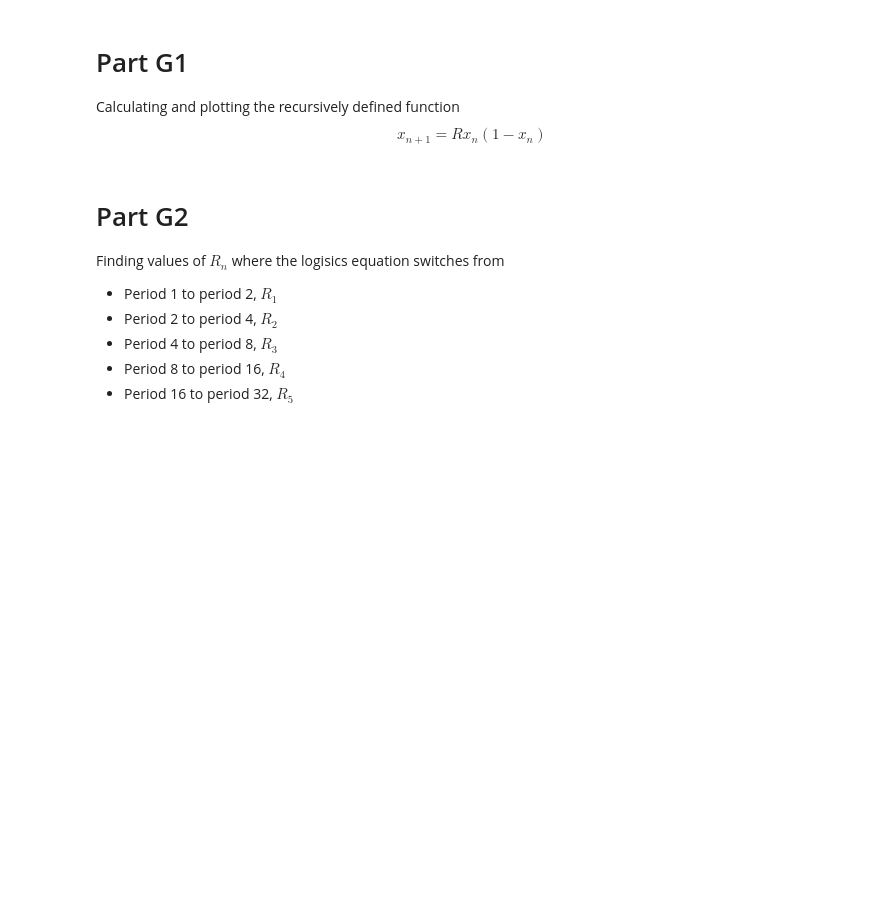
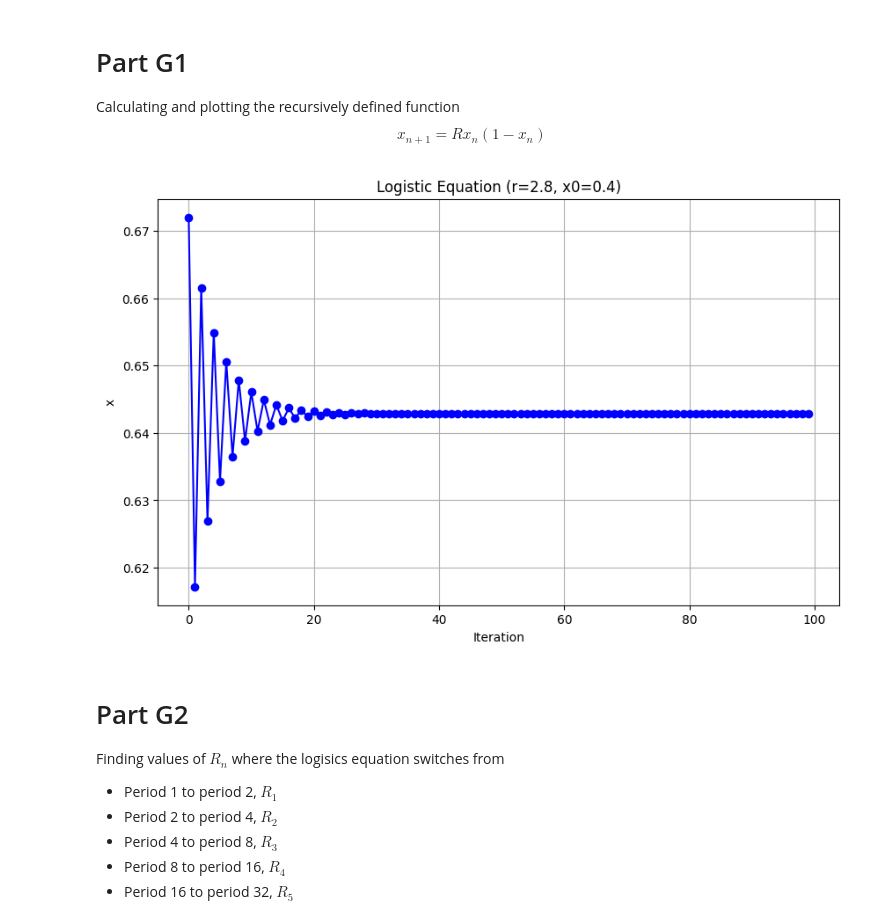
Before and after one commit to 404Wolf/PHYS123-Group-Project, a Jupyter notebook: submission.ipynb, the cells around one changed output. Drawn from its saved outputs; the diff is of its cells as text; code cells hidden in the pictures; blank space fills up the shorter version.

```diff
--- a/submission.ipynb
+++ b/submission.ipynb
@@ -56,3 +31,22 @@ plot_logistics_equation(3.6, 0.4, 120)
+# %%
+R=2.8
+x_0=0.4
+N=100
+
+# Compute values
+x_values = np.fromiter(compute_logistics_equation_values(R, x_0), float, count=N)
+iteration_counts = np.arange(N)
+
+# Construct the plot
+plt.figure(figsize=(10, 6))
+plt.plot(iteration_counts, x_values, marker='o', linestyle='-', color='b')
+plt.title(f'Logistic Equation (r={R}, x0={x_0})')
+plt.xlabel('Iteration')
+plt.ylabel('x')
+plt.grid(True)
+plt.show()
+# %% [output]
+[figure, added]
 # %% [markdown]
 # Part G2
 
```
Also changed, not shown: parts of 5 cells of this notebook, 2 other files.
